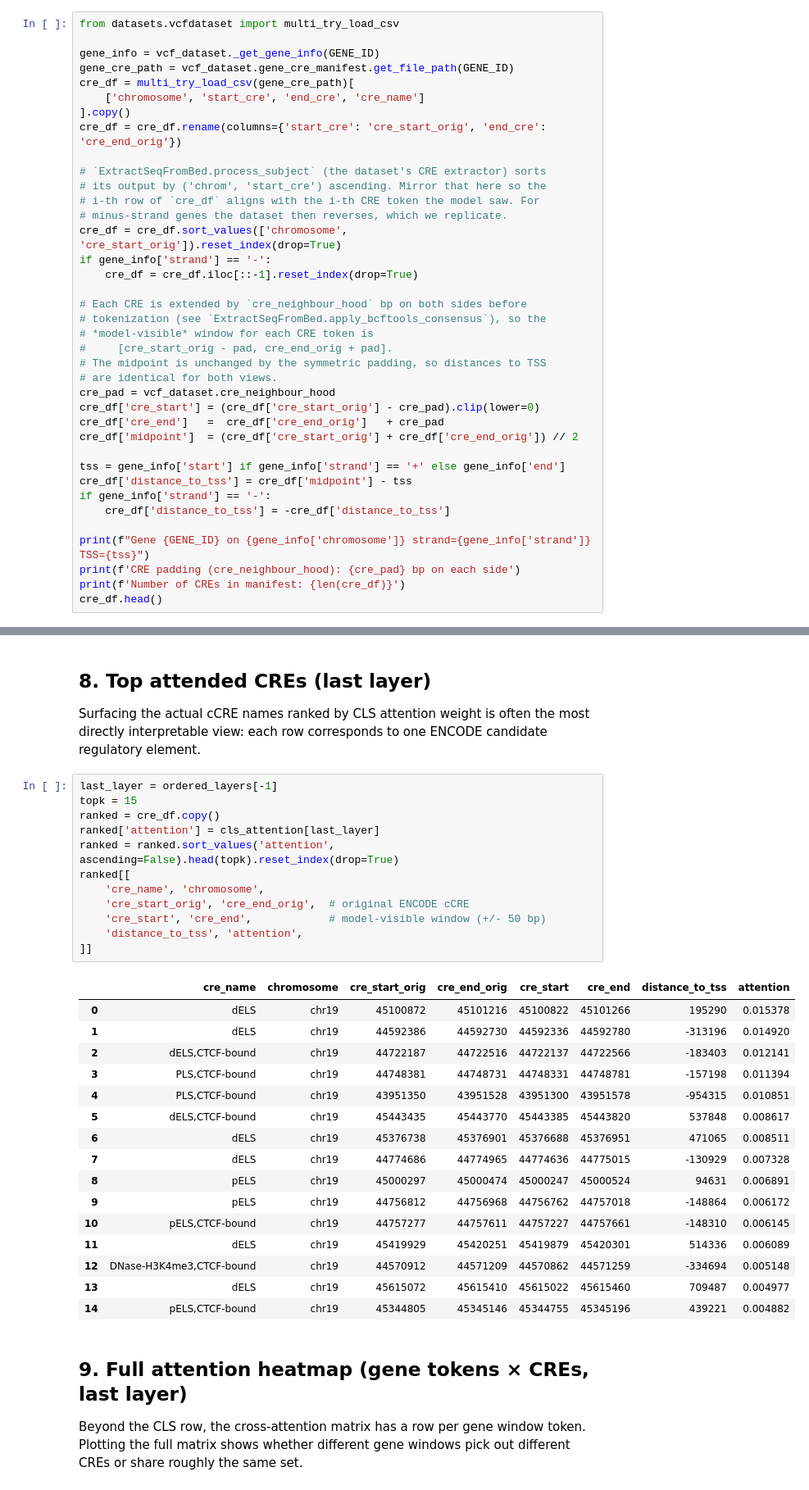
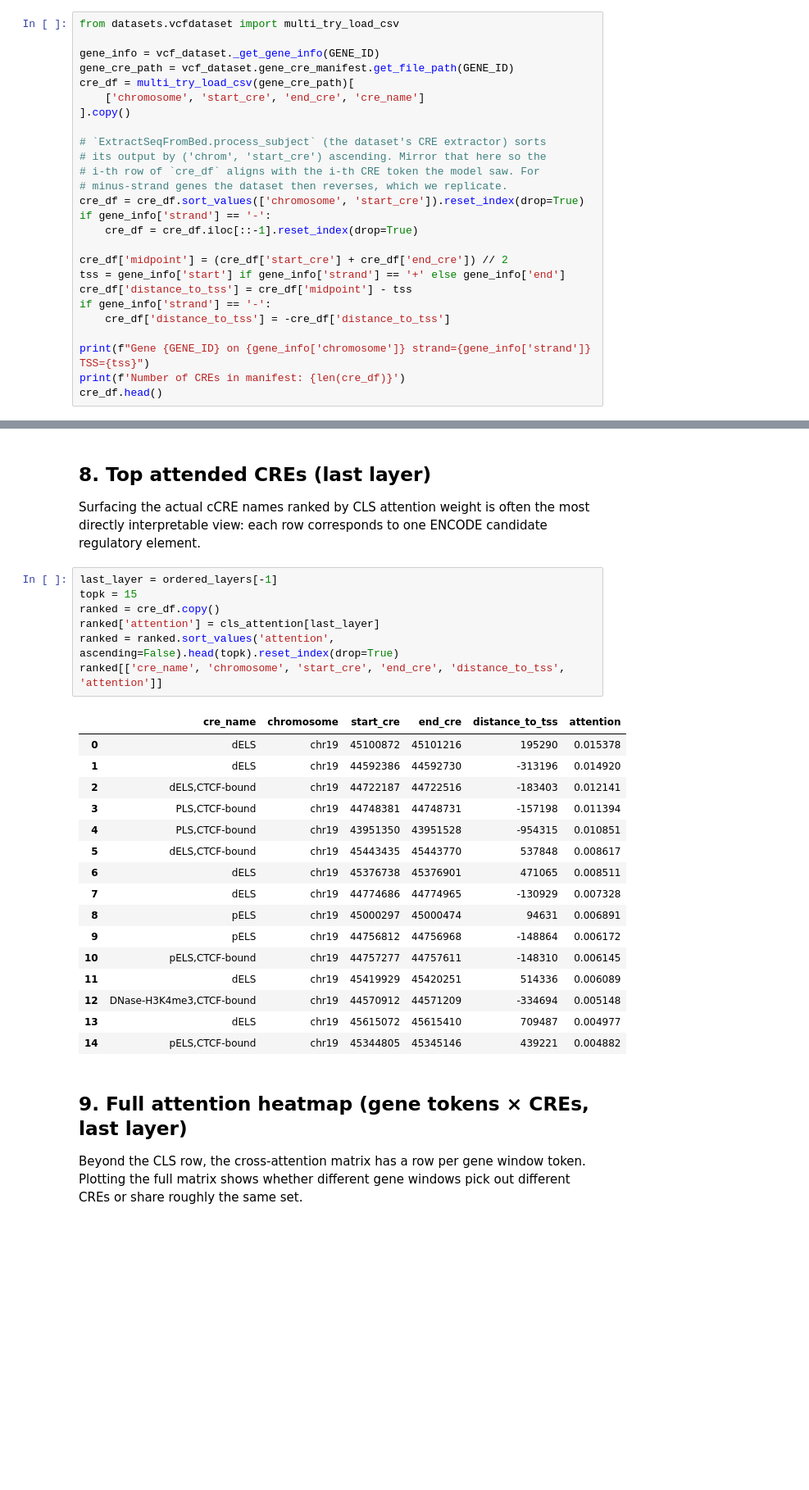
Before and after one commit to czi-ai/variantformer, a Jupyter notebook: notebooks/explore_attention.ipynb, the cells around one changed output, grey strips where cells are left out. Shown at 82% size. Cells and saved outputs as stored; diff of their text form; blank space fills up the shorter version.

```diff
--- a/notebooks/explore_attention.ipynb
+++ b/notebooks/explore_attention.ipynb
@@ -201,34 +198,22 @@ gene_cre_path = vcf_dataset.gene_cre_manifest.get_file_path(GENE_ID)
 cre_df = multi_try_load_csv(gene_cre_path)[
     ['chromosome', 'start_cre', 'end_cre', 'cre_name']
 ].copy()
-cre_df = cre_df.rename(columns={'start_cre': 'cre_start_orig', 'end_cre': 'cre_end_orig'})
 
 # `ExtractSeqFromBed.process_subject` (the dataset's CRE extractor) sorts
 # its output by ('chrom', 'start_cre') ascending. Mirror that here so the
 # i-th row of `cre_df` aligns with the i-th CRE token the model saw. For
 # minus-strand genes the dataset then reverses, which we replicate.
-cre_df = cre_df.sort_values(['chromosome', 'cre_start_orig']).reset_index(drop=True)
+cre_df = cre_df.sort_values(['chromosome', 'start_cre']).reset_index(drop=True)
 if gene_info['strand'] == '-':
     cre_df = cre_df.iloc[::-1].reset_index(drop=True)
 
-# Each CRE is extended by `cre_neighbour_hood` bp on both sides before
-# tokenization (see `ExtractSeqFromBed.apply_bcftools_consensus`), so the
-# *model-visible* window for each CRE token is
-#     [cre_start_orig - pad, cre_end_orig + pad].
-# The midpoint is unchanged by the symmetric padding, so distances to TSS
-# are identical for both views.
-cre_pad = vcf_dataset.cre_neighbour_hood
-cre_df['cre_start'] = (cre_df['cre_start_orig'] - cre_pad).clip(lower=0)
-cre_df['cre_end']   =  cre_df['cre_end_orig']   + cre_pad
-cre_df['midpoint']  = (cre_df['cre_start_orig'] + cre_df['cre_end_orig']) // 2
-
+cre_df['midpoint'] = (cre_df['start_cre'] + cre_df['end_cre']) // 2
 tss = gene_info['start'] if gene_info['strand'] == '+' else gene_info['end']
 cre_df['distance_to_tss'] = cre_df['midpoint'] - tss
 if gene_info['strand'] == '-':
     cre_df['distance_to_tss'] = -cre_df['distance_to_tss']
 
 print(f"Gene {GENE_ID} on {gene_info['chromosome']} strand={gene_info['strand']} TSS={tss}")
-print(f'CRE padding (cre_neighbour_hood): {cre_pad} bp on each side')
 print(f'Number of CREs in manifest: {len(cre_df)}')
 cre_df.head()
 # %% [output]
@@ -346,32 +328,27 @@ regulatory element.
 # %%
 last_layer = ordered_layers[-1]
 topk = 15
 ranked = cre_df.copy()
 ranked['attention'] = cls_attention[last_layer]
 ranked = ranked.sort_values('attention', ascending=False).head(topk).reset_index(drop=True)
-ranked[[
-    'cre_name', 'chromosome',
-    'cre_start_orig', 'cre_end_orig',  # original ENCODE cCRE
-    'cre_start', 'cre_end',            # model-visible window (+/- 50 bp)
-    'distance_to_tss', 'attention',
-]]
+ranked[['cre_name', 'chromosome', 'start_cre', 'end_cre', 'distance_to_tss', 'attention']]
 # %% [output]
-|  | cre_name | chromosome | cre_start_orig | cre_end_orig | cre_start | cre_end | distance_to_tss | attention |
-| 0 | dELS | chr19 | 45100872 | 45101216 | 45100822 | 45101266 | 195290 | 0.015378 |
-| 1 | dELS | chr19 | 44592386 | 44592730 | 44592336 | 44592780 | -313196 | 0.014920 |
-| 2 | dELS,CTCF-bound | chr19 | 44722187 | 44722516 | 44722137 | 44722566 | -183403 | 0.012141 |
-| 3 | PLS,CTCF-bound | chr19 | 44748381 | 44748731 | 44748331 | 44748781 | -157198 | 0.011394 |
-| 4 | PLS,CTCF-bound | chr19 | 43951350 | 43951528 | 43951300 | 43951578 | -954315 | 0.010851 |
-| 5 | dELS,CTCF-bound | chr19 | 45443435 | 45443770 | 45443385 | 45443820 | 537848 | 0.008617 |
-| 6 | dELS | chr19 | 45376738 | 45376901 | 45376688 | 45376951 | 471065 | 0.008511 |
-| 7 | dELS | chr19 | 44774686 | 44774965 | 44774636 | 44775015 | -130929 | 0.007328 |
-| 8 | pELS | chr19 | 45000297 | 45000474 | 45000247 | 45000524 | 94631 | 0.006891 |
-| 9 | pELS | chr19 | 44756812 | 44756968 | 44756762 | 44757018 | -148864 | 0.006172 |
-| 10 | pELS,CTCF-bound | chr19 | 44757277 | 44757611 | 44757227 | 44757661 | -148310 | 0.006145 |
-| 11 | dELS | chr19 | 45419929 | 45420251 | 45419879 | 45420301 | 514336 | 0.006089 |
-| 12 | DNase-H3K4me3,CTCF-bound | chr19 | 44570912 | 44571209 | 44570862 | 44571259 | -334694 | 0.005148 |
-| 13 | dELS | chr19 | 45615072 | 45615410 | 45615022 | 45615460 | 709487 | 0.004977 |
-| 14 | pELS,CTCF-bound | chr19 | 45344805 | 45345146 | 45344755 | 45345196 | 439221 | 0.004882 |
+|  | cre_name | chromosome | start_cre | end_cre | distance_to_tss | attention |
+| 0 | dELS | chr19 | 45100872 | 45101216 | 195290 | 0.015378 |
+| 1 | dELS | chr19 | 44592386 | 44592730 | -313196 | 0.014920 |
+| 2 | dELS,CTCF-bound | chr19 | 44722187 | 44722516 | -183403 | 0.012141 |
+| 3 | PLS,CTCF-bound | chr19 | 44748381 | 44748731 | -157198 | 0.011394 |
+| 4 | PLS,CTCF-bound | chr19 | 43951350 | 43951528 | -954315 | 0.010851 |
+| 5 | dELS,CTCF-bound | chr19 | 45443435 | 45443770 | 537848 | 0.008617 |
+| 6 | dELS | chr19 | 45376738 | 45376901 | 471065 | 0.008511 |
+| 7 | dELS | chr19 | 44774686 | 44774965 | -130929 | 0.007328 |
+| 8 | pELS | chr19 | 45000297 | 45000474 | 94631 | 0.006891 |
+| 9 | pELS | chr19 | 44756812 | 44756968 | -148864 | 0.006172 |
+| 10 | pELS,CTCF-bound | chr19 | 44757277 | 44757611 | -148310 | 0.006145 |
+| 11 | dELS | chr19 | 45419929 | 45420251 | 514336 | 0.006089 |
+| 12 | DNase-H3K4me3,CTCF-bound | chr19 | 44570912 | 44571209 | -334694 | 0.005148 |
+| 13 | dELS | chr19 | 45615072 | 45615410 | 709487 | 0.004977 |
+| 14 | pELS,CTCF-bound | chr19 | 45344805 | 45345146 | 439221 | 0.004882 |
 # %% [markdown]
 ## 9. Full attention heatmap (gene tokens × CREs, last layer)
 
```
Also changed, not shown: parts of 5 cells of this notebook.
